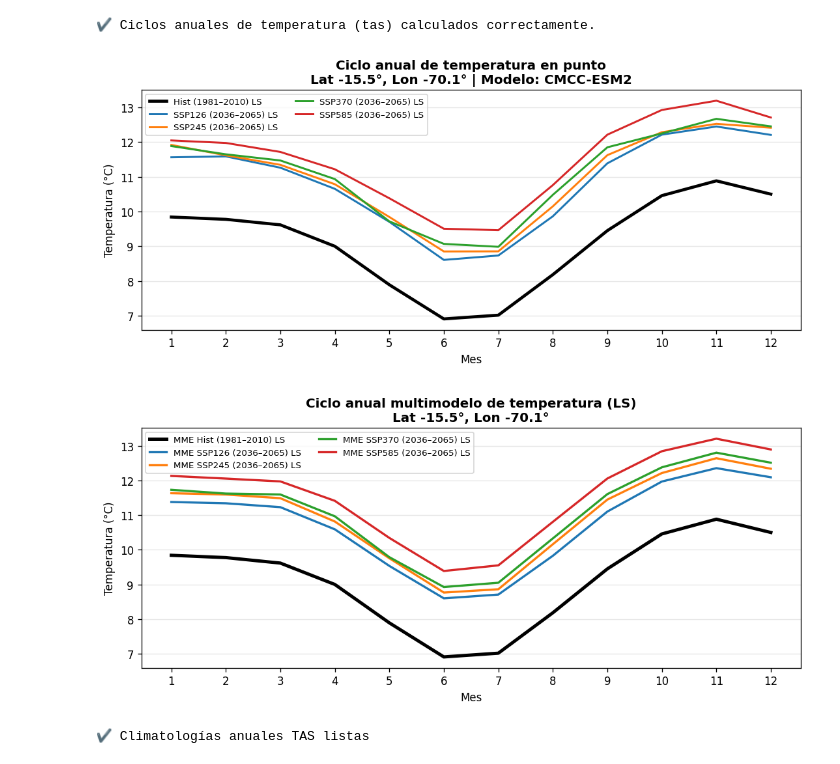
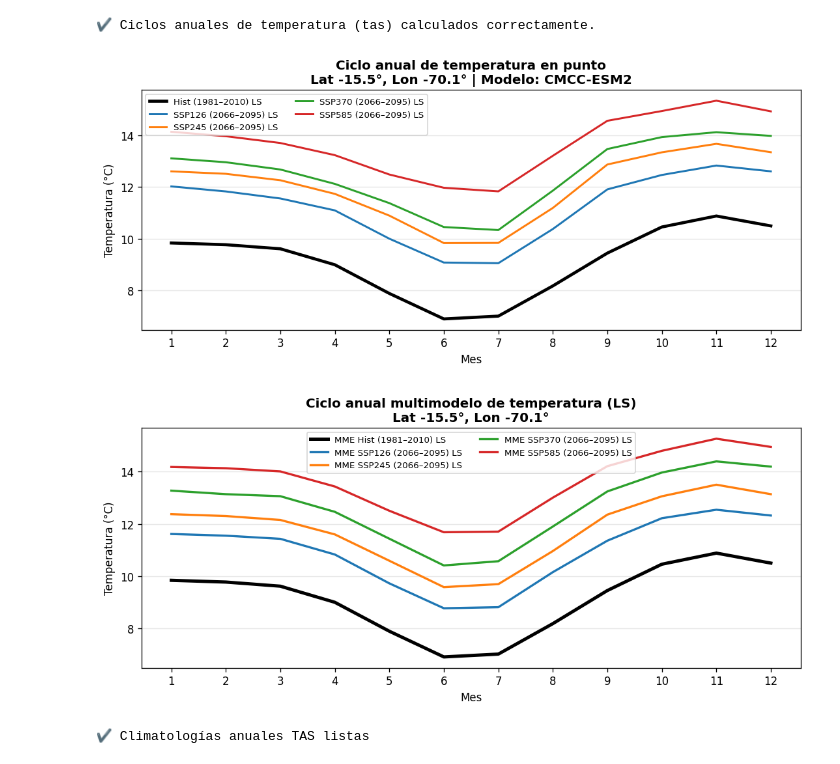
Before and after one commit to Jorgellamocca/Cambio-Clim-tico, a Jupyter notebook: cmip6_mensual_lectura_3.ipynb, the cells around one changed output. Cells and saved outputs as stored; diff of their text form; code cells hidden in the pictures.

```diff
--- a/cmip6_mensual_lectura_3.ipynb
+++ b/cmip6_mensual_lectura_3.ipynb
@@ -842,7 +842,10 @@ SSP_LIST = ["ssp126", "ssp245", "ssp370", "ssp585"]
 # ------------------------------------------------------------
 # PERIODO FUTURO (por año, NO por string)
 # ------------------------------------------------------------
-YEAR_INI = 2036
+#YEAR_INI = 2036
+#YEAR_FIN = 2065
+
+YEAR_INI = 2066
 YEAR_FIN = 2095
 
 # ------------------------------------------------------------
@@ -1182,8 +1185,12 @@ for ssp in SSP_LIST:
 
         # 🔹 filtro robusto por año (CLAVE)
         ser_sub = ser.where(
-            (ser[tname].dt.year >= 2036) &
-            (ser[tname].dt.year <= 2065),
+            #1ER PERIODO FUTURO
+            #(ser[tname].dt.year >= 2036) &
+            #(ser[tname].dt.year <= 2065),
+            #2DO PERIDO FUTURO
+            (ser[tname].dt.year >= 2066) &
+            (ser[tname].dt.year <= 2095),
             drop=True
         )
 
@@ -1222,7 +1229,8 @@ for ssp in SSP_LIST:
             meses,
             AC_FUT_TAS[ssp][modelo_plot].values,
             lw=1.8,
-            label=f"{ssp.upper()} (2036–2065) LS"
+            #label=f"{ssp.upper()} (2036–2065) LS"
+            label=f"{ssp.upper()} (2066–2095) LS"
         )
 
 # ------------------------------------------------------------
@@ -1241,7 +1249,7 @@ plt.legend(ncol=2, fontsize=8)
 
 plt.show()
 # %% [output]
-[figure, old version]
+[figure, new version]
 # %%
 # ============================================================
 # EXTRA: MULTIMODELO (ciclo anual) – TAS (5 MODELOS)
@@ -1278,35 +1286,36 @@ plt.plot(
     meses,
     AC_HIST_TAS_MME.values,
     lw=3.0,
     color="black",
     label="MME Hist (1981–2010) LS"
 )
 
 # Futuros
 for ssp in SSP_LIST:
     if ssp in AC_FUT_TAS_MME:
         plt.plot(
             meses,
             AC_FUT_TAS_MME[ssp].values,
             lw=2.0,
-            label=f"MME {ssp.upper()} (2036–2065) LS"
+            #label=f"MME {ssp.upper()} (2036–2065) LS"
+            label=f"MME {ssp.upper()} (2066–2095) LS"
         )
 
 # Etiquetas
 plt.xticks(meses)
 plt.xlabel("Mes")
 plt.ylabel("Temperatura (°C)")
 plt.title(
     f"Ciclo anual multimodelo de temperatura (LS)\n"
     f"Lat {LAT_PTO}°, Lon {LON_PTO}°",
     fontweight="bold"
 )
 plt.grid(axis="y", alpha=0.3)
 plt.legend(ncol=2, fontsize=8)
 
 plt.show()
 # %% [output]
-[figure, old version]
+[figure, new version]
 # %%
 def sel_period_cftime(da, y0, y1, time_name="valid_time"):
     """Selección temporal robusta para ejes cftime."""
```
Also changed, not shown: parts of 5 cells of this notebook.
